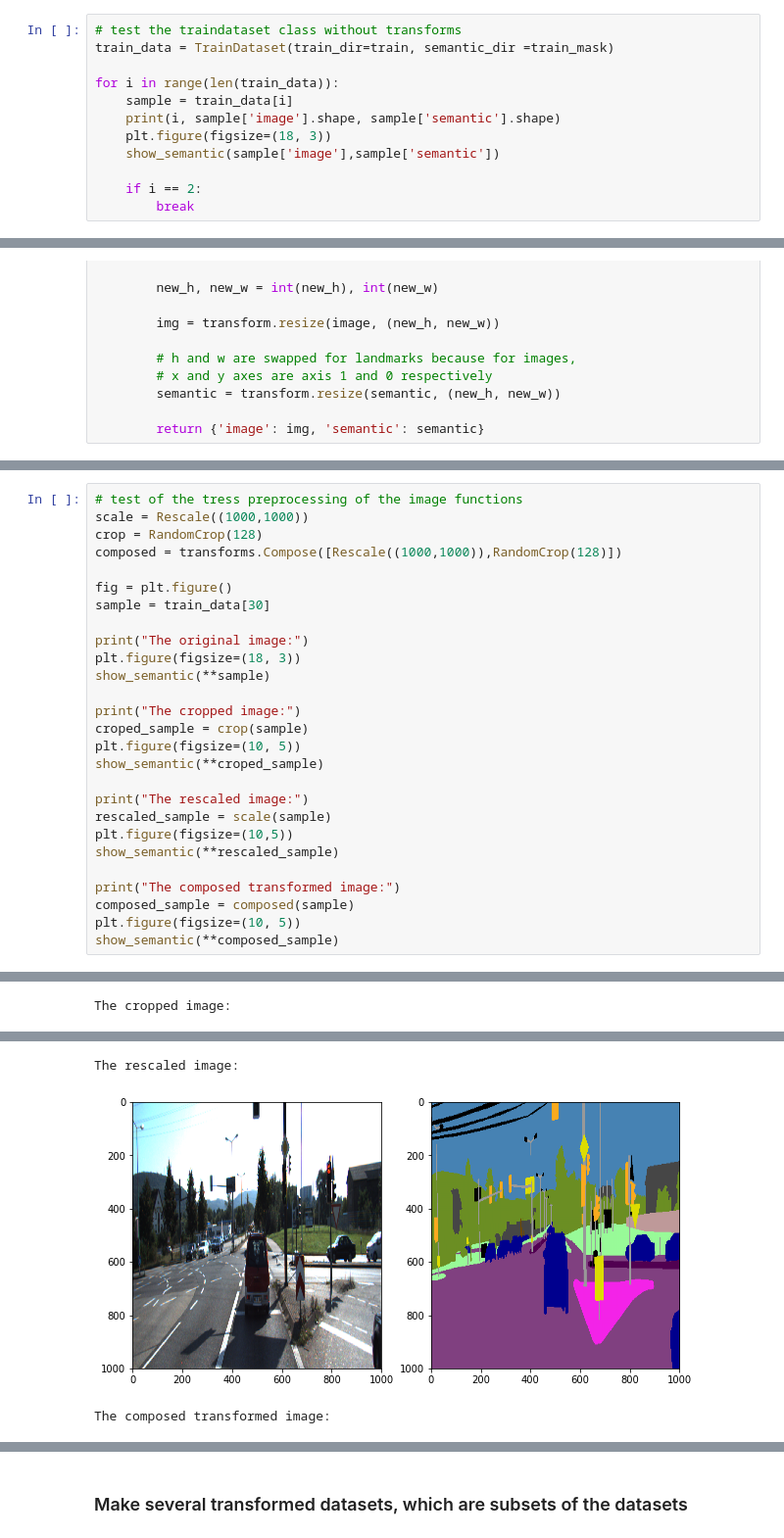
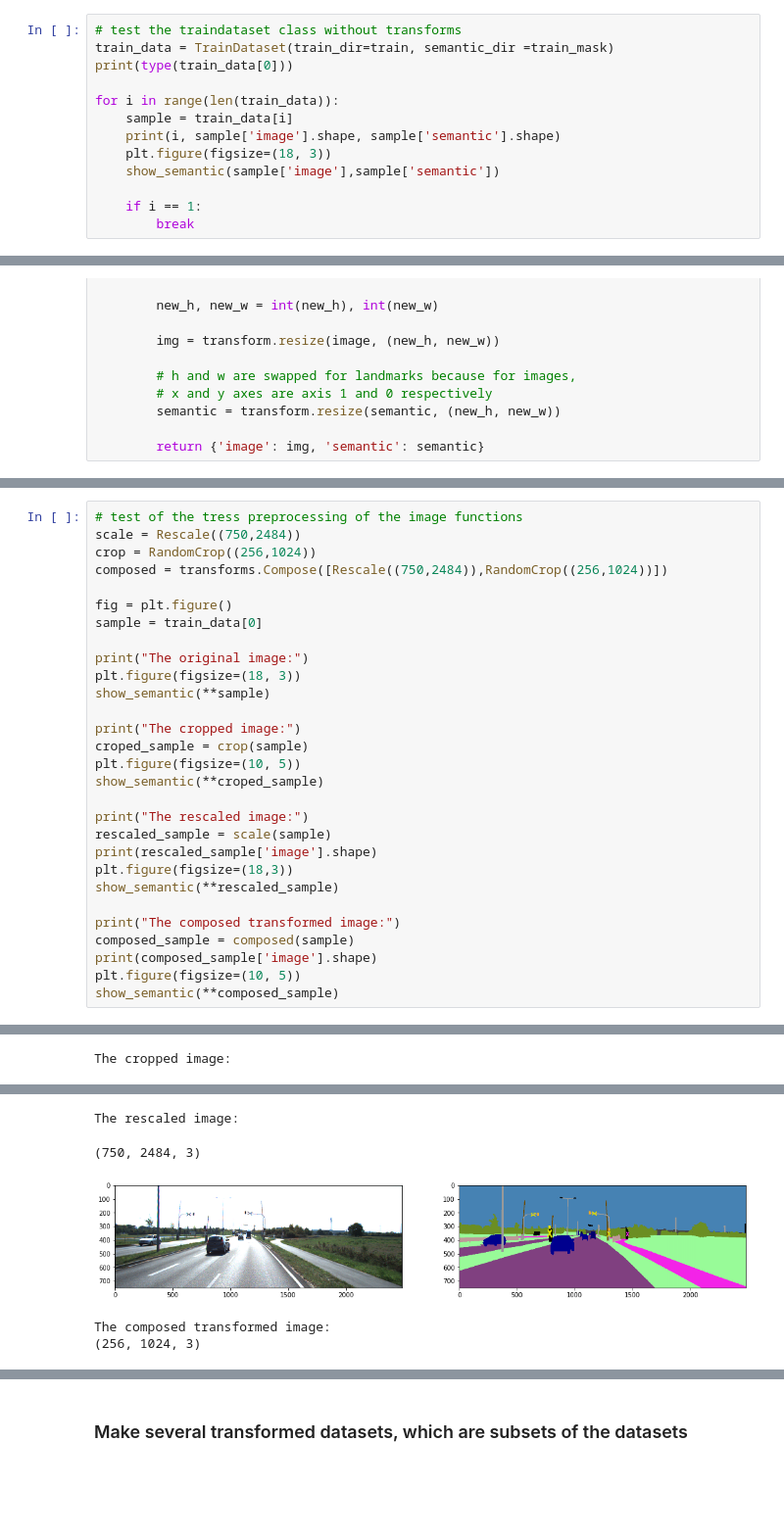
Before and after one commit to xysong1201/MRIImage_segmentation, a Jupyter notebook: Unet.ipynb, the cells around one changed output, grey strips where cells are left out. Shown at 98% size. Cells and saved outputs as stored; diff of their text form; blank space fills up the shorter version.

```diff
--- a/Unet.ipynb
+++ b/Unet.ipynb
@@ -132,6 +132,7 @@ class TrainDataset(Dataset):
 # %%
 # test the traindataset class without transforms
 train_data = TrainDataset(train_dir=train, semantic_dir =train_mask)
+print(type(train_data[0]))
 
 for i in range(len(train_data)):
     sample = train_data[i]
@@ -139,6 +140,6 @@ for i in range(len(train_data)):
     plt.figure(figsize=(18, 3))
     show_semantic(sample['image'],sample['semantic'])
 
-    if i == 2:
+    if i == 1:
         break
 # %% [output]
@@ -251,11 +232,11 @@ class RandomCrop(object):
 # %%
 # test of the tress preprocessing of the image functions
-scale = Rescale((1000,1000))
-crop = RandomCrop(128)
-composed = transforms.Compose([Rescale((1000,1000)),RandomCrop(128)])
+scale = Rescale((750,2484))
+crop = RandomCrop((256,1024))
+composed = transforms.Compose([Rescale((750,2484)),RandomCrop((256,1024))])
 
 fig = plt.figure()
-sample = train_data[30]
+sample = train_data[0]
 
 print("The original image:")
 plt.figure(figsize=(18, 3))
@@ -268,11 +249,13 @@ show_semantic(**croped_sample)
 
 print("The rescaled image:")
 rescaled_sample = scale(sample)
-plt.figure(figsize=(10,5))
+print(rescaled_sample['image'].shape)
+plt.figure(figsize=(18,3))
 show_semantic(**rescaled_sample)
 
 print("The composed transformed image:")
 composed_sample = composed(sample)
+print(composed_sample['image'].shape)
 plt.figure(figsize=(10, 5))
 show_semantic(**composed_sample)
 # %% [output]
@@ -284,3 +267,5 @@ The cropped image:
 The rescaled image:
+(750, 2484, 3)
-[figure, old version]
+[figure, new version]
-The composed transformed image:
+The composed transformed image:
+(256, 1024, 3)
```
Also changed, not shown: parts of 17 cells of this notebook, 2 other files.
